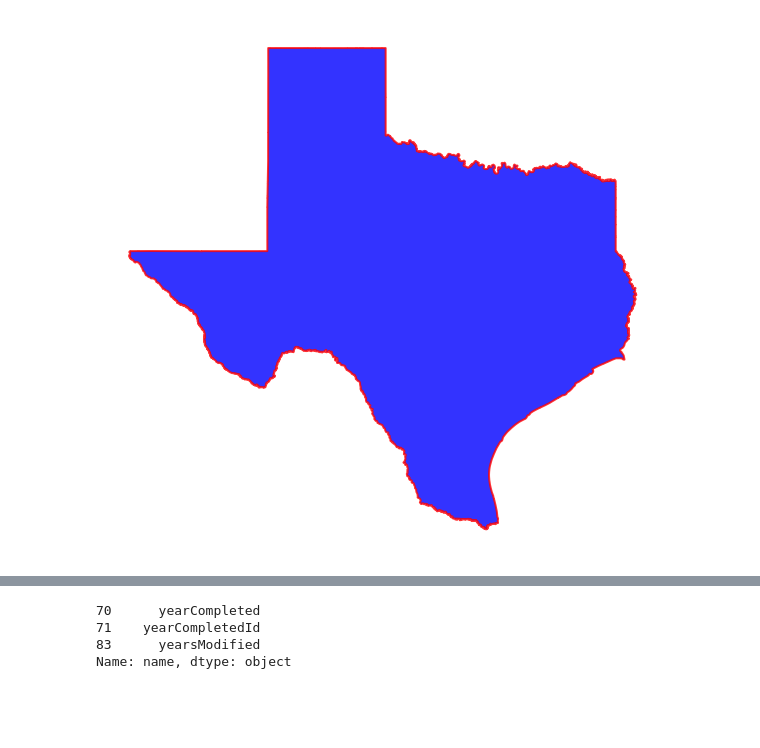
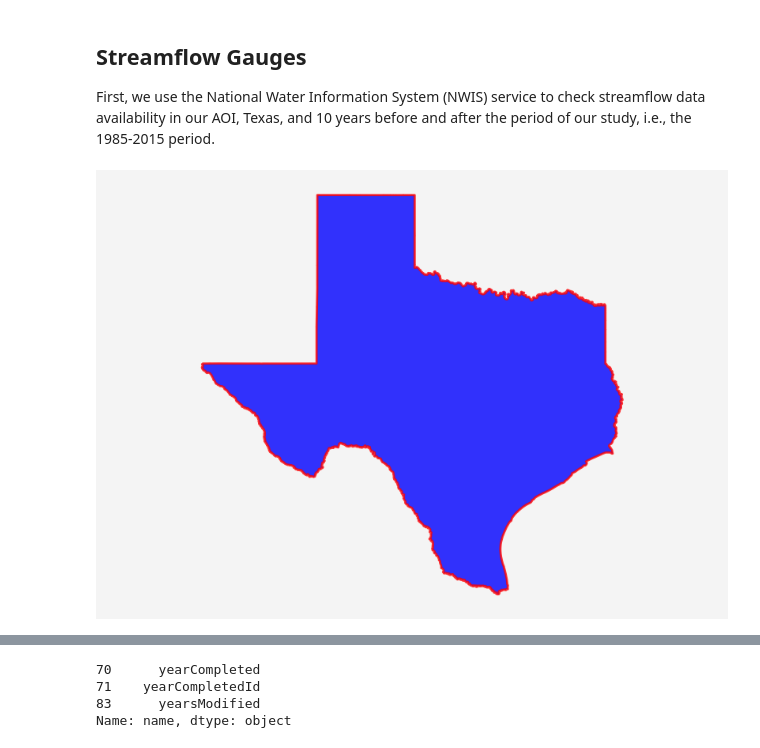
Before and after one commit to mhweber/AWRA2022GeoWorkshop, a Jupyter notebook: notebooks/dams.ipynb, the cells around one changed output, grey strips where cells are left out. Cells and saved outputs as stored; diff of their text form; code cells hidden in the pictures; blank space fills up the shorter version.

Commit message:
ENH: Finish the first draft of the dam project

```diff
--- a/notebooks/dams.ipynb
+++ b/notebooks/dams.ipynb
@@ -11 +19,5 @@ from shapely import ops
+# %% [markdown]
+## Streamflow Gauges
+
+First, we use the National Water Information System (NWIS) service to check streamflow data availability in our AOI, Texas, and 10 years before and after the period of our study, i.e., the 1985-2015 period.
 # %%
@@ -14,10 +26,11 @@ end = "2010-01-01"
 texas = gh.helpers.get_us_states("contiguous")
 texas = texas[texas.STUSPS == "TX"]
 # %%
-ax = texas.plot(facecolor="b", edgecolor="r", linewidth=2, alpha=0.8, figsize=(10, 10))
+_, ax = pplt.subplots(refwidth=8)
+texas.plot(ax=ax, facecolor="b", edgecolor="r", linewidth=2, alpha=0.8, figsize=(10, 10))
 ax.set_axis_off()
 # %% [output]
-[figure, old version]
+[figure, new version]
 # %%
 nwis = NWIS()
 query = {
```
Also changed, not shown: parts of 55 cells of this notebook.
